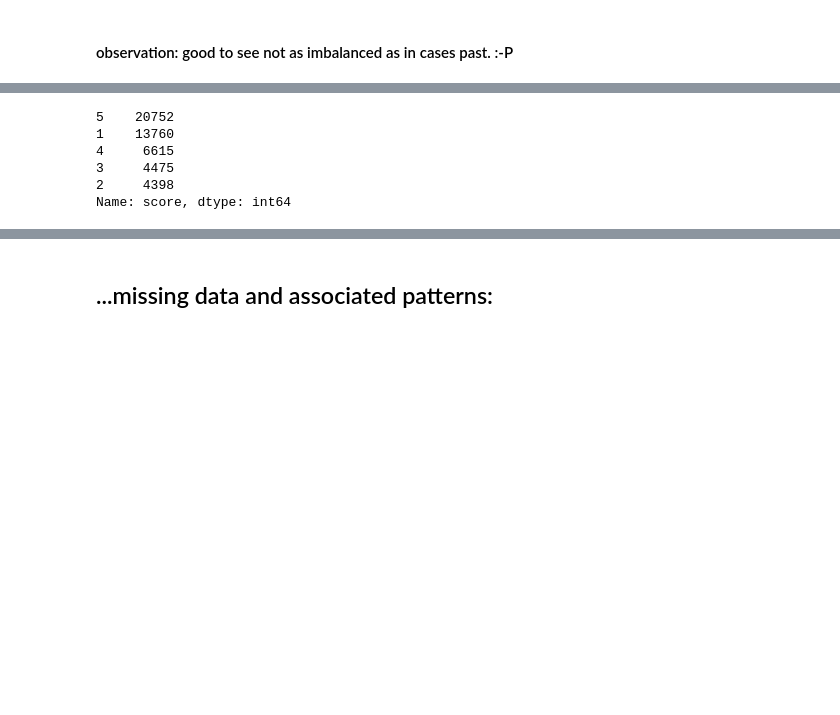
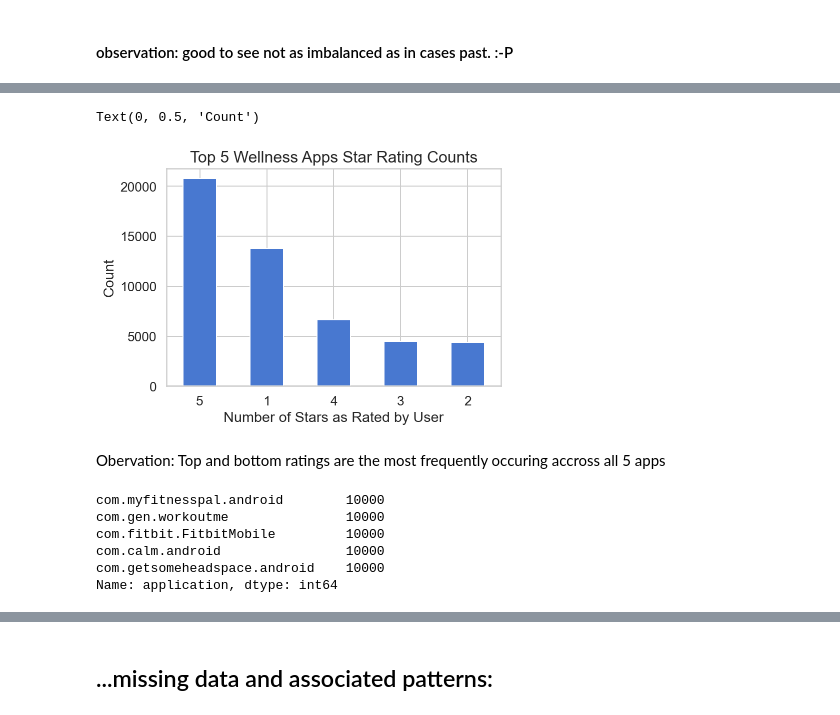
Before and after one commit to andiosika/dsc-capstone-project-v2-online-ds-pt-100719, a Jupyter notebook: ideas.ipynb, the cells around one changed output, grey strips where cells are left out. Saved outputs shown, nothing was run; the diff lists cells and outputs as text; code cells hidden in the pictures; blank space fills up the shorter version.

```diff
--- a/ideas.ipynb
+++ b/ideas.ipynb
@@ -194,9 +217,21 @@ app_reviews_df.head()
+# %%
+#counting how many reviews fall into each category
+app_reviews_df['score'].value_counts().plot(kind='bar')
+plt.title('Top 5 Wellness Apps Star Rating Counts', fontsize=16)
+plt.xlabel('Number of Stars as Rated by User')
+plt.xticks(rotation=0)
+plt.ylabel('Count')
+# %% [output]
+Text(0, 0.5, 'Count')
+[figure, added]
+# %% [markdown]
+Obervation: Top and bottom ratings are the most frequently occuring accross all 5 apps
 # %%
-app_reviews_df['score'].value_counts()
+app_reviews_df['application'].value_counts()
 # %% [output]
-5    20752
-1    13760
-4     6615
-3     4475
-2     4398
-Name: score, dtype: int64
+com.myfitnesspal.android        10000
+com.gen.workoutme               10000
+com.fitbit.FitbitMobile         10000
+com.calm.android                10000
+com.getsomeheadspace.android    10000
+Name: application, dtype: int64
```
Also changed, not shown: parts of 49 cells of this notebook, 1 other file.
